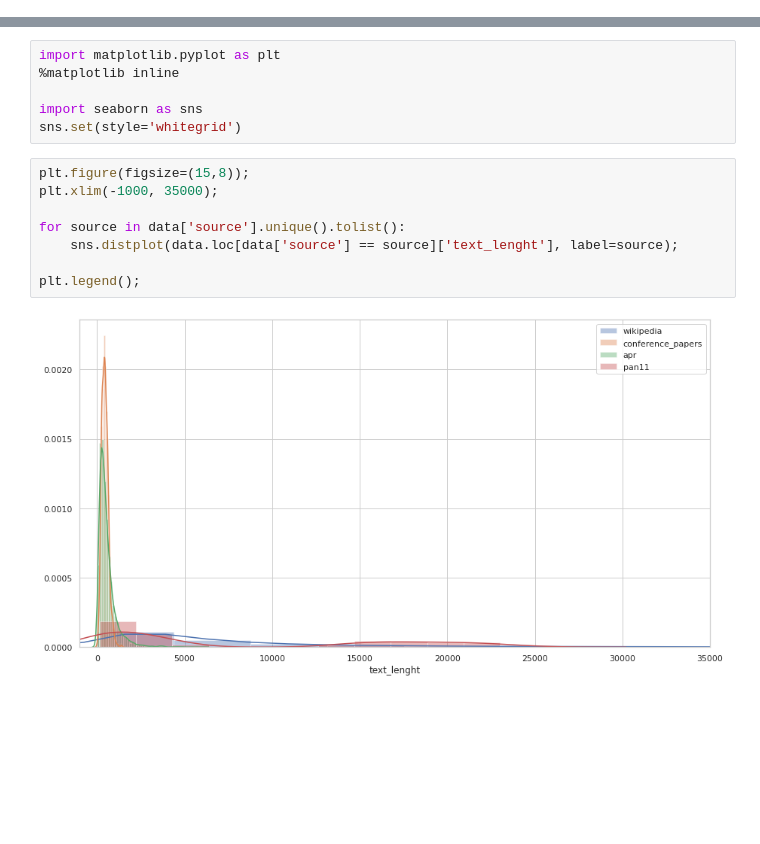
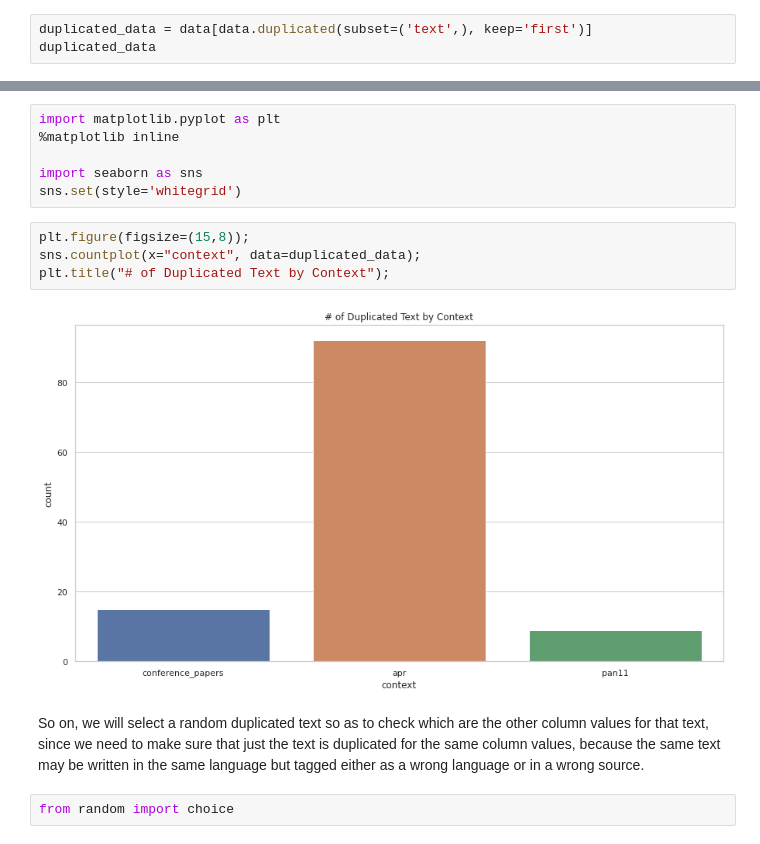
Before and after one commit to alvarobartt/ea-associate-ds, a Jupyter notebook: research/01 - Data Exploration.ipynb, the cells around one changed output, grey strips where cells are left out. Drawn from its saved outputs; the diff is of its cells as text; blank space fills up the shorter version.

```diff
--- a/research/01 - Data Exploration.ipynb
+++ b/research/01 - Data Exploration.ipynb
@@ -86,0 +128,3 @@ data.head()
+# %%
+duplicated_data = data[data.duplicated(subset=('text',), keep='first')]
+duplicated_data
@@ -90,13 +152,13 @@ import matplotlib.pyplot as plt
 
 import seaborn as sns
 sns.set(style='whitegrid')
-# %%
-plt.figure(figsize=(15,8));
-plt.xlim(-1000, 35000);
-
-for source in data['source'].unique().tolist():
-    sns.distplot(data.loc[data['source'] == source]['text_lenght'], label=source);
-
-plt.legend();
-# %% [output]
-[figure, removed]
+# %%
+plt.figure(figsize=(15,8));
+sns.countplot(x="context", data=duplicated_data);
+plt.title("# of Duplicated Text by Context");
+# %% [output]
+[figure, added]
+# %% [markdown]
+So on, we will select a random duplicated text so as to check which are the other column values for that text, since we need to make sure that just the text is duplicated for the same column values, because the same text may be written in the same language but tagged either as a wrong language or in a wrong source.
+# %%
+from random import choice
```
Also changed, not shown: parts of 57 cells of this notebook, 2 other files.
